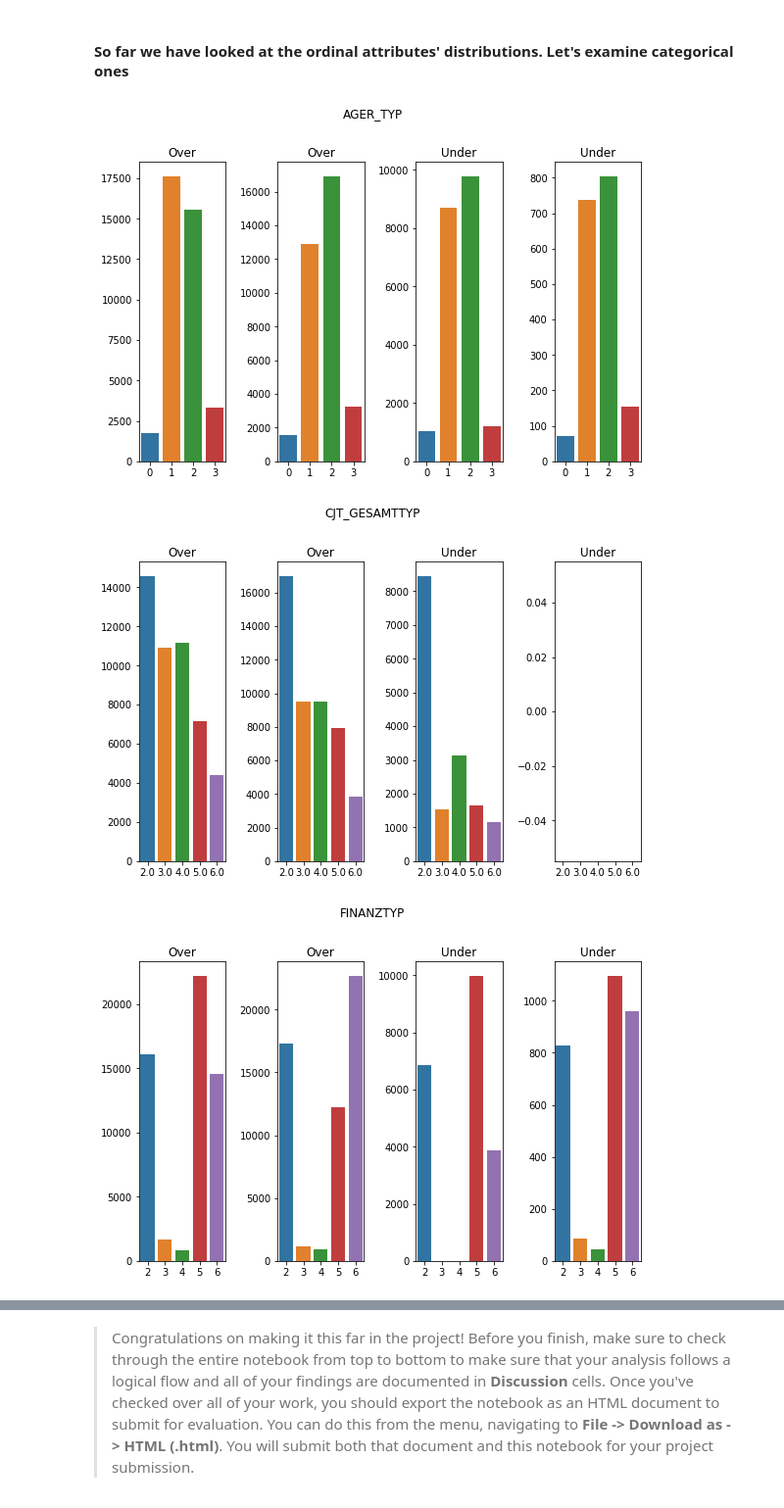
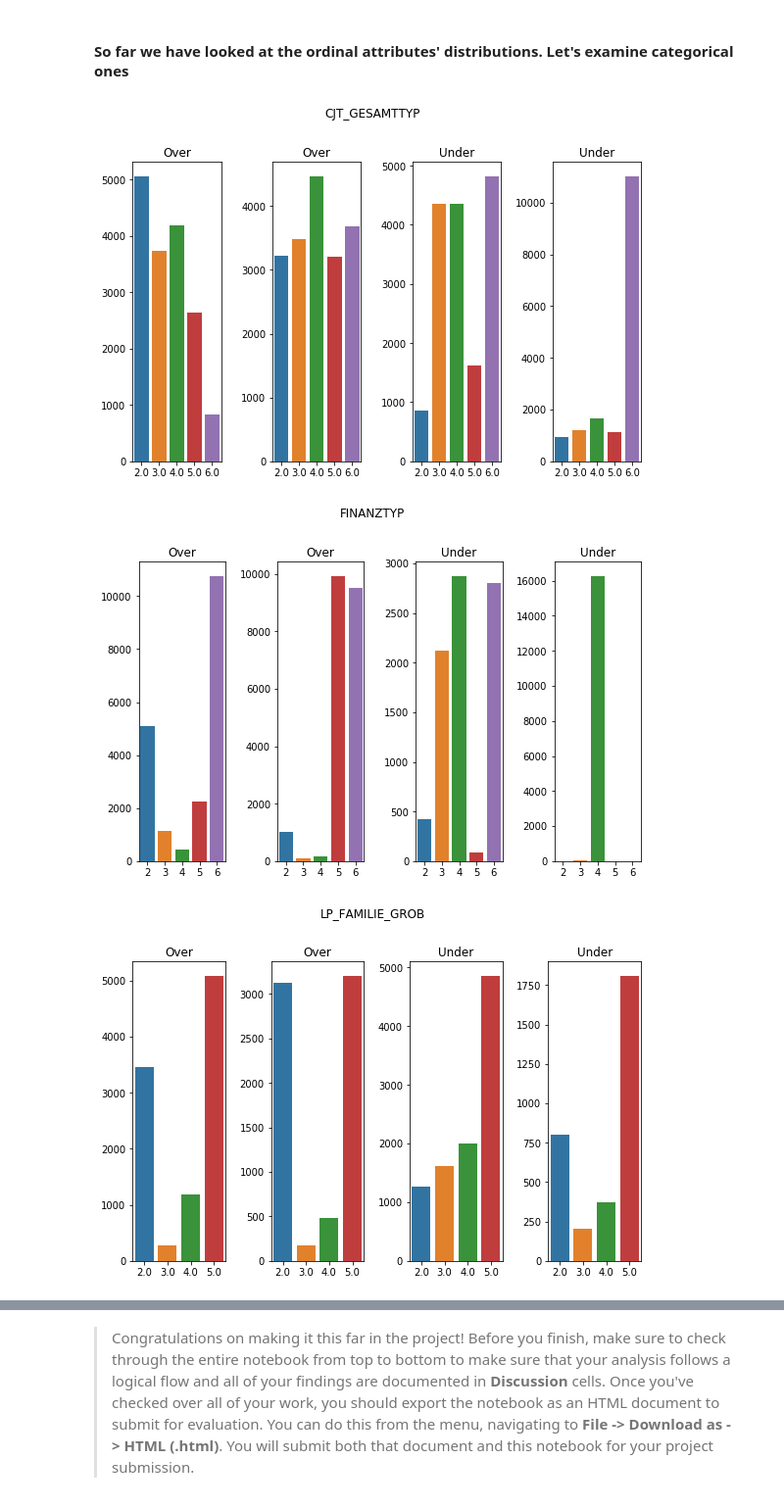
Before and after one commit to Hieuqng/Udacity-s-Data-Scientist-Nano-Degree, a Jupyter notebook: p3_Identify_Customer_Segments/Identify_Customer_Segments.ipynb, the cells around one changed output, grey strips where cells are left out. Shown: that part at 98% size. Cells and saved outputs as stored; diff of their text form; code cells hidden in the pictures.

```diff
--- a/p3_Identify_Customer_Segments/Identify_Customer_Segments.ipynb
+++ b/p3_Identify_Customer_Segments/Identify_Customer_Segments.ipynb
@@ -876,19 +917,20 @@ Now that you have clusters and cluster centers for the general population, it's
 customers = pd.read_csv('Udacity_CUSTOMERS_Subset.csv', delimiter=';')
 # %%
 # Clean data
-cleaned_cust = clean_data(customers)
+cust_df = clean_data(customers, feat_info)
 
 # Impute by mean
-cust_df = pd.DataFrame(imputer.transform(cleaned_cust))
+cust_df[mode_imputed] = pd.DataFrame(mode_imputer.transform(cust_df[mode_imputed]))
+cust_df[mean_imputed] = pd.DataFrame(mean_imputer.transform(cust_df[mean_imputed]))
 
 # Standardize
-scaled_cust_df = pd.DataFrame(std_scaler.transform(cust_df))
+transformed_cust = pd.DataFrame(std_scaler.transform(cust_df))
 
 # PCA transform
-pca_cust_df = pd.DataFrame(pca.transform(scaled_cust_df))
+transformed_cust = pd.DataFrame(pca.transform(transformed_cust))
 
 # fit to Kmeans
-km.fit(pca_cust_df)
+km.fit(transformed_cust)
 
 cust_labels = km.labels_
 # %% [markdown]
@@ -904,5 +946,3 @@ Take a look at the following points in this step:
   - Recall the analysis you performed in step 1.1.3 of the project, where you separated out certain data points from the dataset if they had more than a specified threshold of missing values. If you found that this group was qualitatively different from the main bulk of the data, you should treat this as an additional data cluster in this analysis. Make sure that you account for the number of data points in this subset, for both the general population and customer datasets, when making your computations!
 - Which cluster or clusters are overrepresented in the customer dataset compared to the general population? Select at least one such cluster and infer what kind of people might be represented by that cluster. Use the principal component interpretations from step 2.3 or look at additional components to help you make this inference. Alternatively, you can use the `.inverse_transform()` method of the PCA and StandardScaler objects to transform centroids back to the original data space and interpret the retrieved values directly.
 - Perform a similar investigation for the underrepresented clusters. Which cluster or clusters are underrepresented in the customer dataset compared to the general population, and what kinds of people are typified by these clusters?
-# %%
-cust_df.columns = df.columns
@@ -962,3 +1004,8 @@ for i in range(num_clusters):
+# %%
+c4 = cust_df[cust_df['labels'] == 4]
+c5 = cust_df[cust_df['labels'] == 5]
+c0 = cust_df[cust_df['labels'] == 0]
+c1 = cust_df[cust_df['labels'] == 1]
 # %%
 features = ['ANZ_TITEL', 'ANREDE_KZ', 'ALTERSKATEGORIE_GROB', 'GREEN_AVANTGARDE']
 for feat in features:
@@ -973,11 +1024,11 @@ It seems that we can distinguish over- vs. under-represented groups by GREEN_AVA
 # %% [markdown]
 #### So far we have looked at the ordinal attributes' distributions. Let's examine categorical ones
 # %%
-cols = ['AGER_TYP', 'CJT_GESAMTTYP', 'FINANZTYP', 'LP_FAMILIE_GROB', 'LP_STATUS_GROB', 'SHOPPER_TYP', 'VERS_TYP', 'ZABEOTYP']
+one_hot_cols = ['CJT_GESAMTTYP', 'FINANZTYP', 'LP_FAMILIE_GROB', 'LP_STATUS_GROB', 'ZABEOTYP']
 # %%
-for attr in cols:
-    plot_one_hot([clusters[2], clusters[6], clusters[3], clusters[4]], attr, ['Over', 'Over', 'Under', 'Under'])
+for attr in one_hot_cols:
+    plot_one_hot([c4, c5, c0, c1], attr, ['Over', 'Over', 'Under', 'Under'])
 # %% [output]
-[figure, old version]
+[figure, new version]
-[figure, old version]
+[figure, new version]
-[figure, old version]
+[figure, new version]
```
Also changed, not shown: parts of 91 cells of this notebook, 1 other file.
